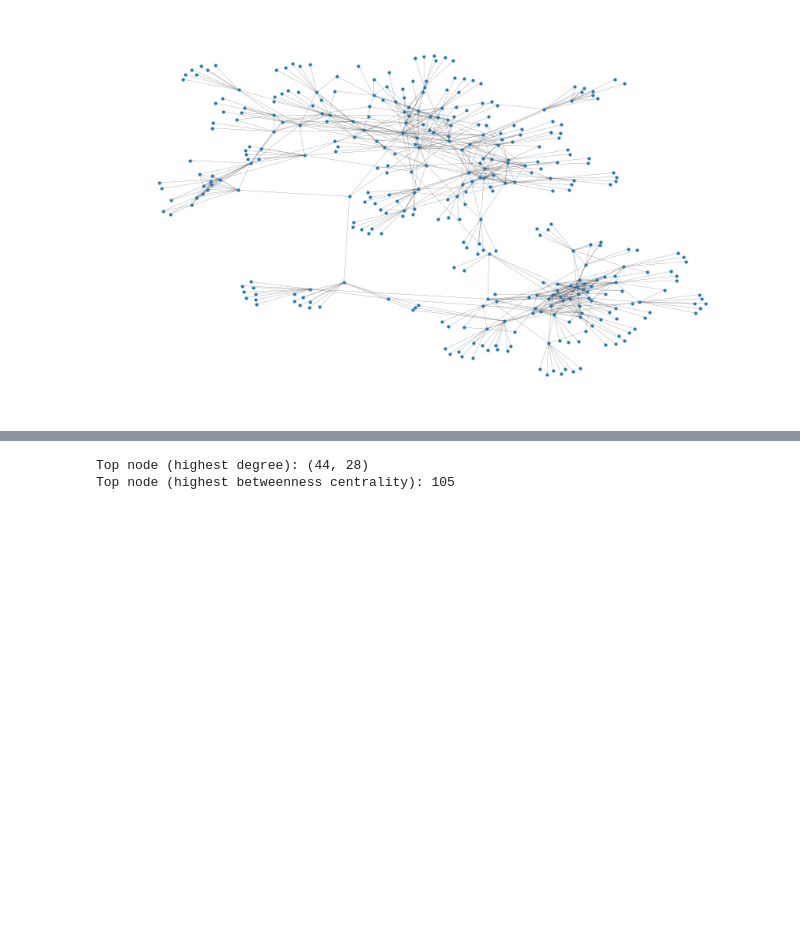
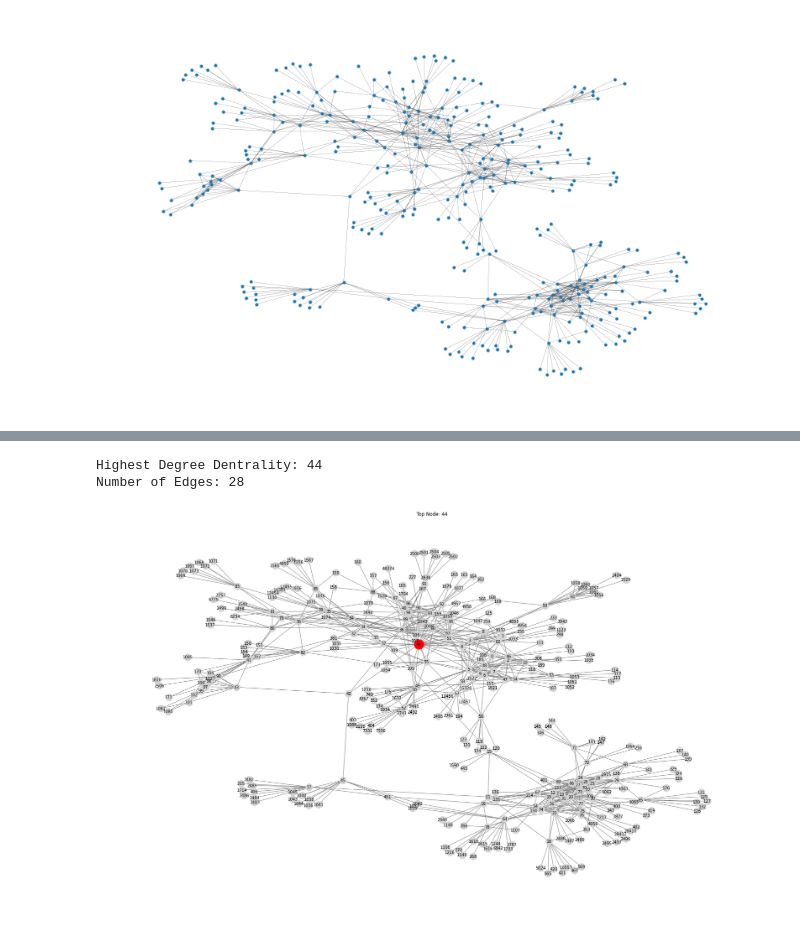
Before and after one commit to hellojohncruz/DATA-620, a Jupyter notebook: Graph Visualization/Graph Visualization.ipynb, the cells around one changed output, grey strips where cells are left out. Cells and saved outputs as stored; diff of their text form; code cells hidden in the pictures; blank space fills up the shorter version.

```diff
--- a/Graph Visualization/Graph Visualization.ipynb
+++ b/Graph Visualization/Graph Visualization.ipynb
@@ -132,9 +141,24 @@ nx.draw_networkx(G, pos=nx.spring_layout(G, seed=123), ax=ax, **plot_options)
 # %%
-top_connections = max(dict(G.degree()).items(), key = lambda x : x[1])
-print(f"Top node (highest degree): {top_connections}")
-
-top_centrality = max(nx.betweenness_centrality(G), key=nx.betweenness_centrality(G).get)
-print(f"Top node (highest betweenness centrality): {top_centrality}")
+top_degree_centrality = max(nx.degree_centrality(G), key=nx.degree_centrality(G).get)
+print(f"Highest Degree Dentrality: {top_degree_centrality}")
+print("Number of Edges:", G.degree(44))
 # %% [output]
-Top node (highest degree): (44, 28)
-Top node (highest betweenness centrality): 105
+Highest Degree Dentrality: 44
+Number of Edges: 28
+# %%
+# Set a seed for consistent layout
+pos = nx.spring_layout(G, seed=123)  # Ensure the same layout every time
+
+# Draw the graph
+fig, ax = plt.subplots(figsize=(30, 18))
+ax.axis("off")
+
+nx.draw(G, pos, with_labels=True, node_color="lightgray", edge_color="gray", node_size=300, font_size=10)
+
+# Highlight the top node
+nx.draw_networkx_nodes(G, pos, nodelist=[top_degree_centrality], node_color="red", node_size=600)
+
+plt.title(f"Top Node: {top_degree_centrality}")
+plt.show()
+# %% [output]
+[figure, added]
```
Also changed, not shown: parts of 13 cells of this notebook, 1 other file.
